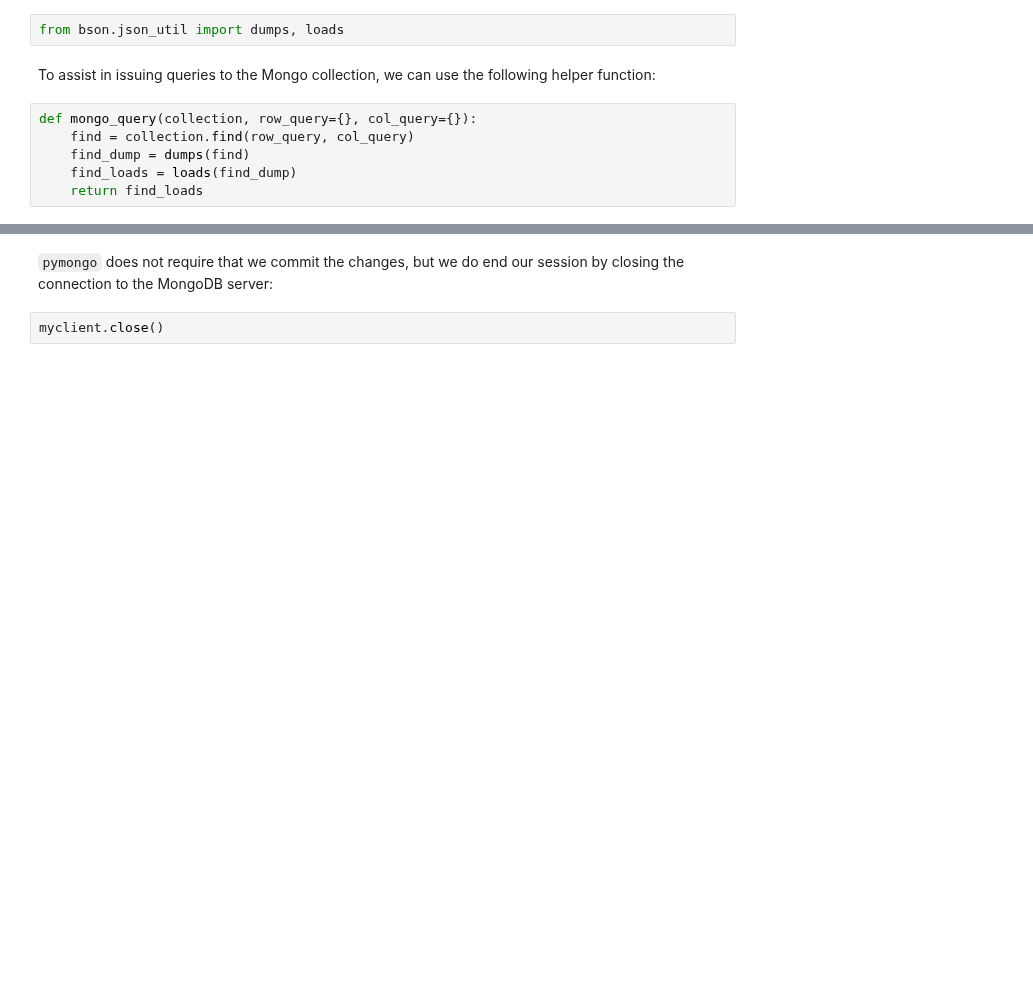
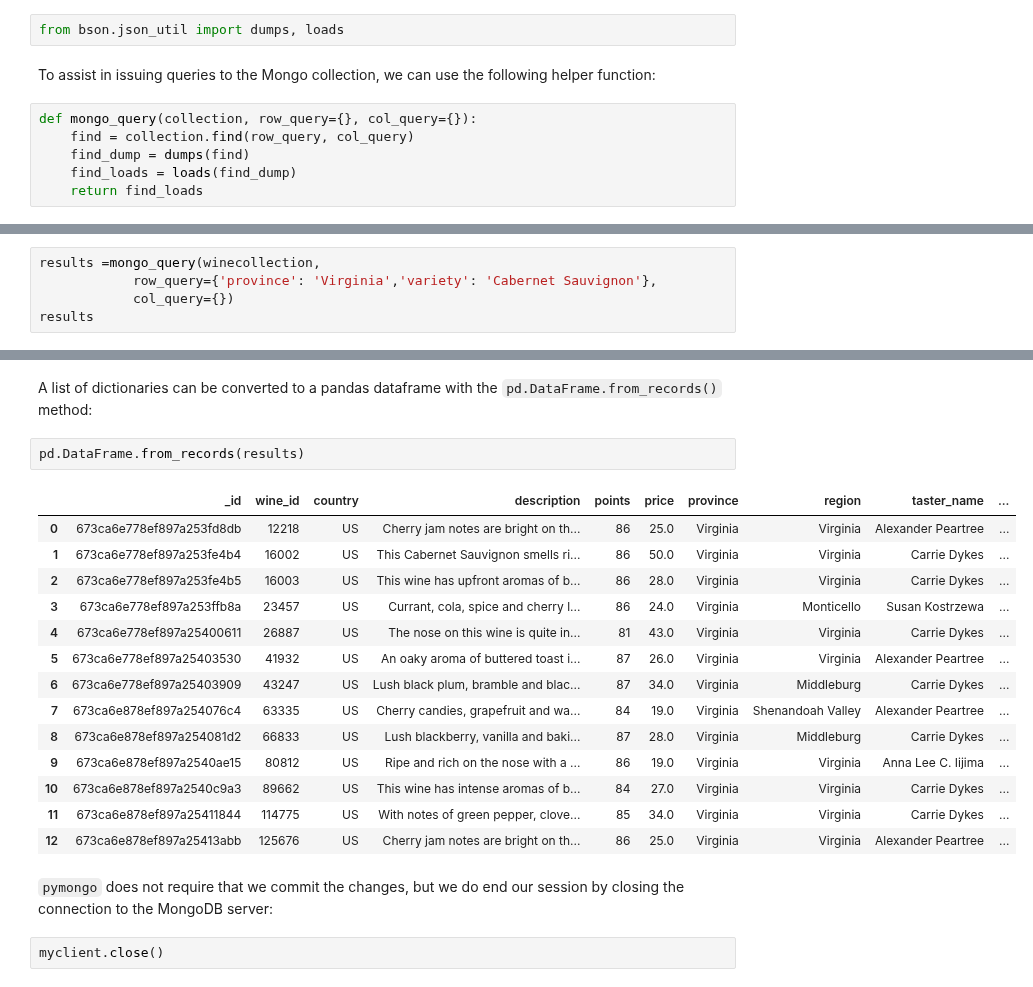
Before and after one commit to jkropko/surfing-the-data-pipeline, a Jupyter notebook: ch6.ipynb, the cells around one changed output, grey strips where cells are left out. Saved outputs shown, nothing was run; the diff lists cells and outputs as text; blank space fills up the shorter version.

```diff
--- a/ch6.ipynb
+++ b/ch6.ipynb
@@ -1253,0 +1215,5 @@ vawine_df
+# %%
+results =mongo_query(winecollection,
+            row_query={'province': 'Virginia','variety': 'Cabernet Sauvignon'},
+            col_query={})
+results
@@ -1254,3 +1238,22 @@ vawine_df
+# %% [markdown]
+A list of dictionaries can be converted to a pandas dataframe with the `pd.DataFrame.from_records()` method:
+# %%
+pd.DataFrame.from_records(results)
+# %% [output]
+|  | _id | wine_id | country | description | points | price | province | region | taster_name | ... |
+| 0 | 673ca6e778ef897a253fd8db | 12218 | US | Cherry jam notes are bright on th... | 86 | 25.0 | Virginia | Virginia | Alexander Peartree | ... |
+| 1 | 673ca6e778ef897a253fe4b4 | 16002 | US | This Cabernet Sauvignon smells ri... | 86 | 50.0 | Virginia | Virginia | Carrie Dykes | ... |
+| 2 | 673ca6e778ef897a253fe4b5 | 16003 | US | This wine has upfront aromas of b... | 86 | 28.0 | Virginia | Virginia | Carrie Dykes | ... |
+| 3 | 673ca6e778ef897a253ffb8a | 23457 | US | Currant, cola, spice and cherry l... | 86 | 24.0 | Virginia | Monticello | Susan Kostrzewa | ... |
+| 4 | 673ca6e778ef897a25400611 | 26887 | US | The nose on this wine is quite in... | 81 | 43.0 | Virginia | Virginia | Carrie Dykes | ... |
+| 5 | 673ca6e778ef897a25403530 | 41932 | US | An oaky aroma of buttered toast i... | 87 | 26.0 | Virginia | Virginia | Alexander Peartree | ... |
+| 6 | 673ca6e778ef897a25403909 | 43247 | US | Lush black plum, bramble and blac... | 87 | 34.0 | Virginia | Middleburg | Carrie Dykes | ... |
+| 7 | 673ca6e878ef897a254076c4 | 63335 | US | Cherry candies, grapefruit and wa... | 84 | 19.0 | Virginia | Shenandoah Valley | Alexander Peartree | ... |
+| 8 | 673ca6e878ef897a254081d2 | 66833 | US | Lush blackberry, vanilla and baki... | 87 | 28.0 | Virginia | Middleburg | Carrie Dykes | ... |
+| 9 | 673ca6e878ef897a2540ae15 | 80812 | US | Ripe and rich on the nose with a ... | 86 | 19.0 | Virginia | Virginia | Anna Lee C. Iijima | ... |
+| 10 | 673ca6e878ef897a2540c9a3 | 89662 | US | This wine has intense aromas of b... | 84 | 27.0 | Virginia | Virginia | Carrie Dykes | ... |
+| 11 | 673ca6e878ef897a25411844 | 114775 | US | With notes of green pepper, clove... | 85 | 34.0 | Virginia | Virginia | Carrie Dykes | ... |
+| 12 | 673ca6e878ef897a25413abb | 125676 | US | Cherry jam notes are bright on th... | 86 | 25.0 | Virginia | Virginia | Alexander Peartree | ... |
 # %% [markdown]
 `pymongo` does not require that we commit the changes, but we do end our session by closing the connection to the MongoDB server:
 # %%
```
Also changed, not shown: parts of 10 cells of this notebook, 2 other files.
